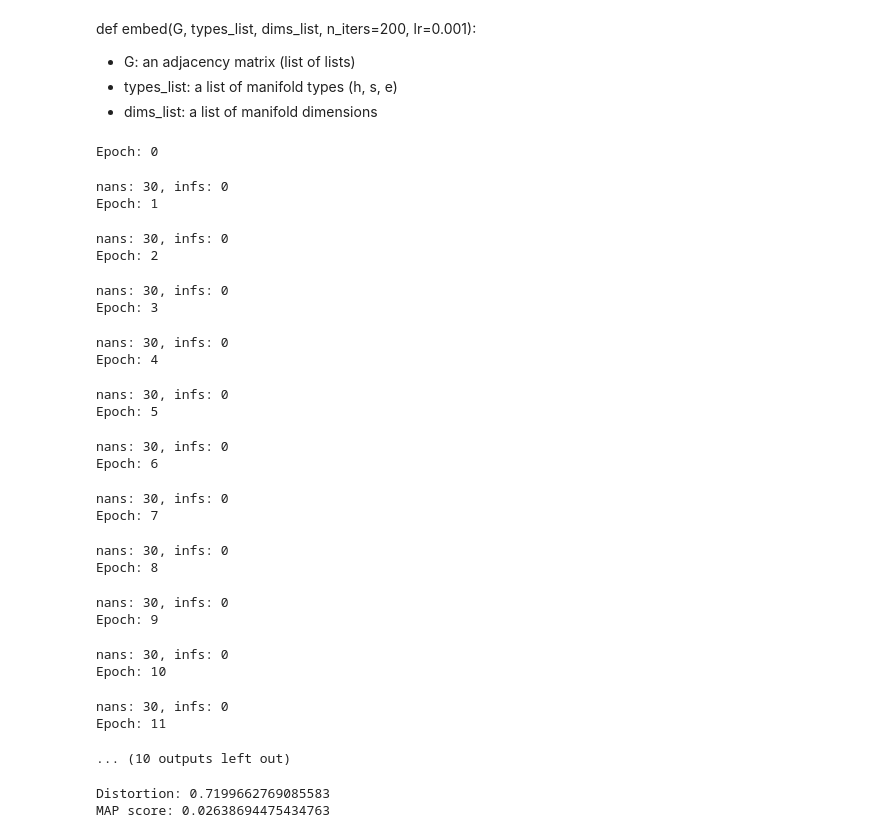
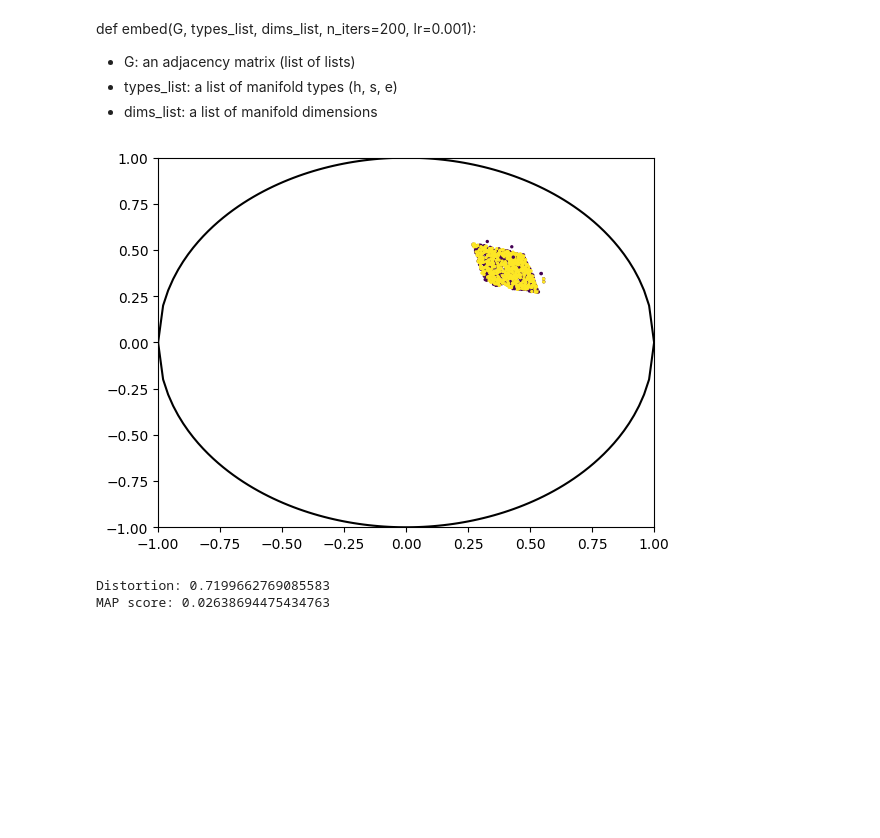
Before and after one commit to pchlenski/hyperdt, a Jupyter notebook: 17_graphs_2.ipynb, the cells around one changed output. Cells and saved outputs as stored; diff of their text form; code cells hidden in the pictures; blank space fills up the shorter version.

```diff
--- a/17_graphs_2.ipynb
+++ b/17_graphs_2.ipynb
@@ -336,57 +266,41 @@ def embed(G, types_list, dims_list, n_iters=200, lr=0.001):
 # %%
 # 100: 1.4s
 # 200: 6.1s (4.3x)
 # 400: 24.4s (4.0x)
 # 800: 95.8s (3.9x)
 
-polblogs_mc_embed = mixed_curvature_embed(
-    polblogs["distances"],
-    types_list=["h"],
-    dims_list=[2],
-    lr=1e-6,
-    n_iters=EPOCHS,
-)
-polblogs_mc_embed_np = np.array([x.detach().numpy() for x in polblogs_mc_embed[0]])
-polblogs_mc_poincare = convert(polblogs_mc_embed_np, "hyperboloid", "poincare")
+if load:
+    with open("data/processed/mixed_curvature_embeddings.pkl", "rb") as f:
+        mixed_curvature_embeddings = load(f)
+        polblogs_mc_embed = mixed_curvature_embeddings["polblogs"]
+else:
+    polblogs_mc_embed = mixed_curvature_embed(
+        polblogs["distances"],
+        types_list=["h"],
+        dims_list=[2],
+        lr=1e-6,
+        n_iters=EPOCHS,
+    )
+    polblogs_mc_embed = np.array([x.detach().numpy() for x in polblogs_mc_embed[0]])
+
+# Convert to Poincare disk for visualization
+polblogs_mc_poincare = convert(polblogs_mc_embed, "hyperboloid", "poincare")
 
 # Plot embeddings
 plt.scatter(
     polblogs_mc_poincare[:, 0],
     polblogs_mc_poincare[:, 1],
     c=[x[1] for x in polblogs["labels"]],
     s=2,
 )
 _x = np.linspace(-1, 1, 100)
 _y = np.sqrt(1 - _x**2)
 plt.plot(_x, _y, c="black")
 plt.plot(_x, -_y, c="black")
 plt.xlim(-1, 1)
 plt.ylim(-1, 1)
 plt.show()
 # %% [output]
-Epoch: 0
-nans: 30, infs: 0
-Epoch: 1
-nans: 30, infs: 0
-Epoch: 2
-nans: 30, infs: 0
-Epoch: 3
-nans: 30, infs: 0
-Epoch: 4
-nans: 30, infs: 0
-Epoch: 5
-nans: 30, infs: 0
-Epoch: 6
-nans: 30, infs: 0
-Epoch: 7
-nans: 30, infs: 0
-Epoch: 8
-nans: 30, infs: 0
-Epoch: 9
-nans: 30, infs: 0
-Epoch: 10
-nans: 30, infs: 0
-Epoch: 11
-... (10 outputs left out)
+[figure, added]
 # %%
 # Assess distortion
```
Also changed, not shown: parts of 13 cells of this notebook, 3 other files.
